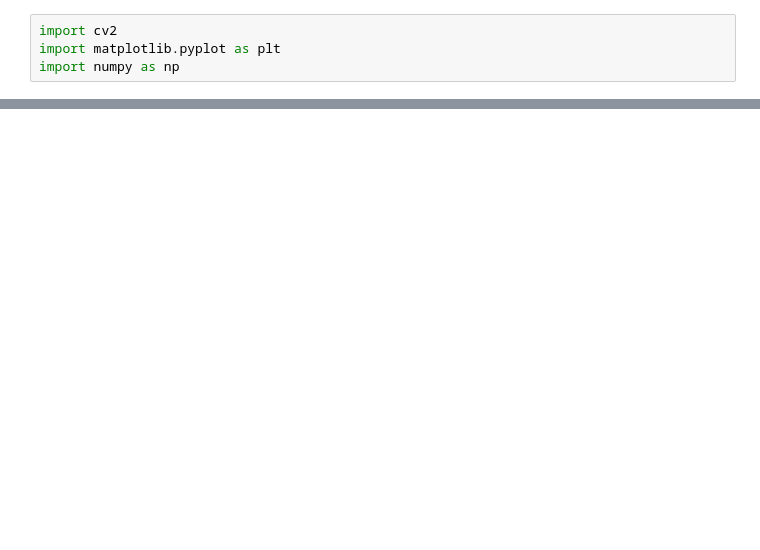
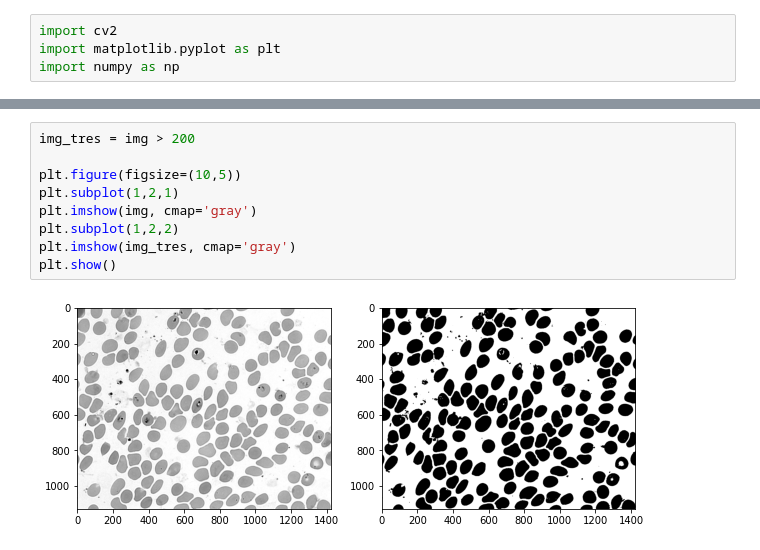
Before and after one commit to JHludwolf/AgentesInteligentes, a Jupyter notebook: Segundo Parcial/Tarea/TareaCelulas/CellCount.ipynb, the cells around one changed output, grey strips where cells are left out. Cells and saved outputs as stored; diff of their text form; blank space fills up the shorter version.

```diff
--- a/Segundo Parcial/Tarea/TareaCelulas/CellCount.ipynb
+++ b/Segundo Parcial/Tarea/TareaCelulas/CellCount.ipynb
@@ -12,0 +25,11 @@ plt.show()
+# %%
+img_tres = img > 200
+
+plt.figure(figsize=(10,5))
+plt.subplot(1,2,1)
+plt.imshow(img, cmap='gray')
+plt.subplot(1,2,2)
+plt.imshow(img_tres, cmap='gray')
+plt.show()
+# %% [output]
+[figure, added]
```
Also changed, not shown: parts of 4 cells of this notebook, 2 other files.
